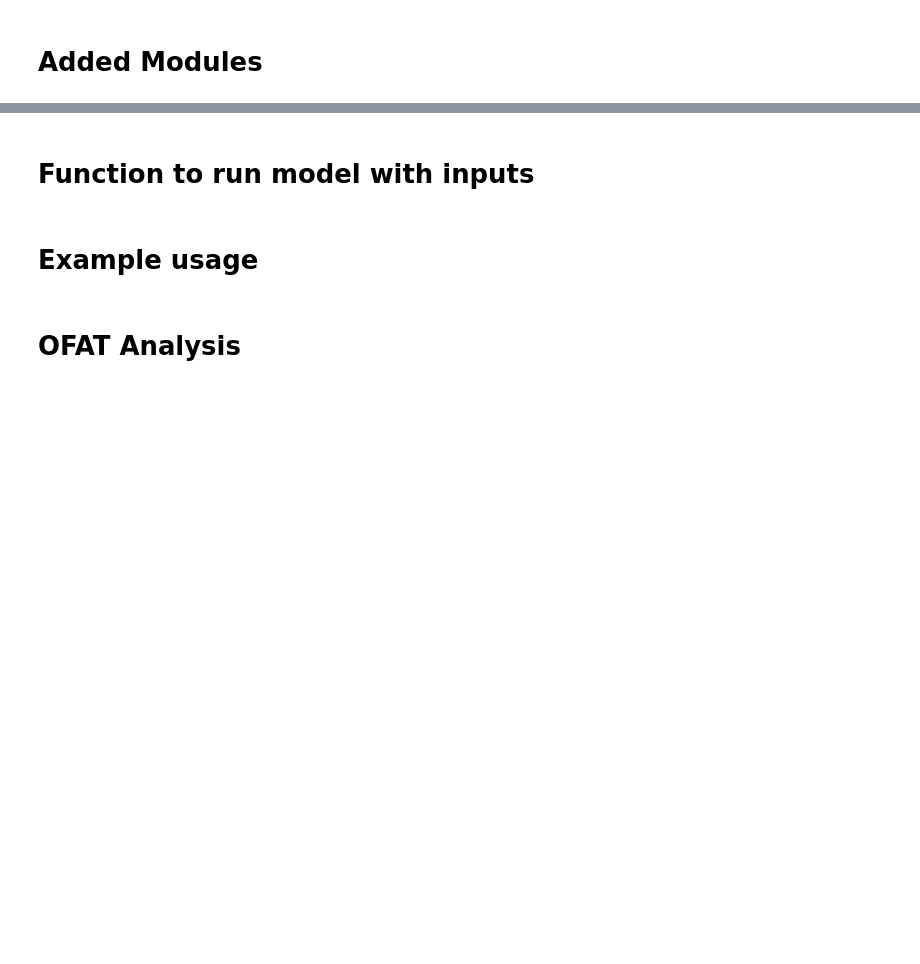
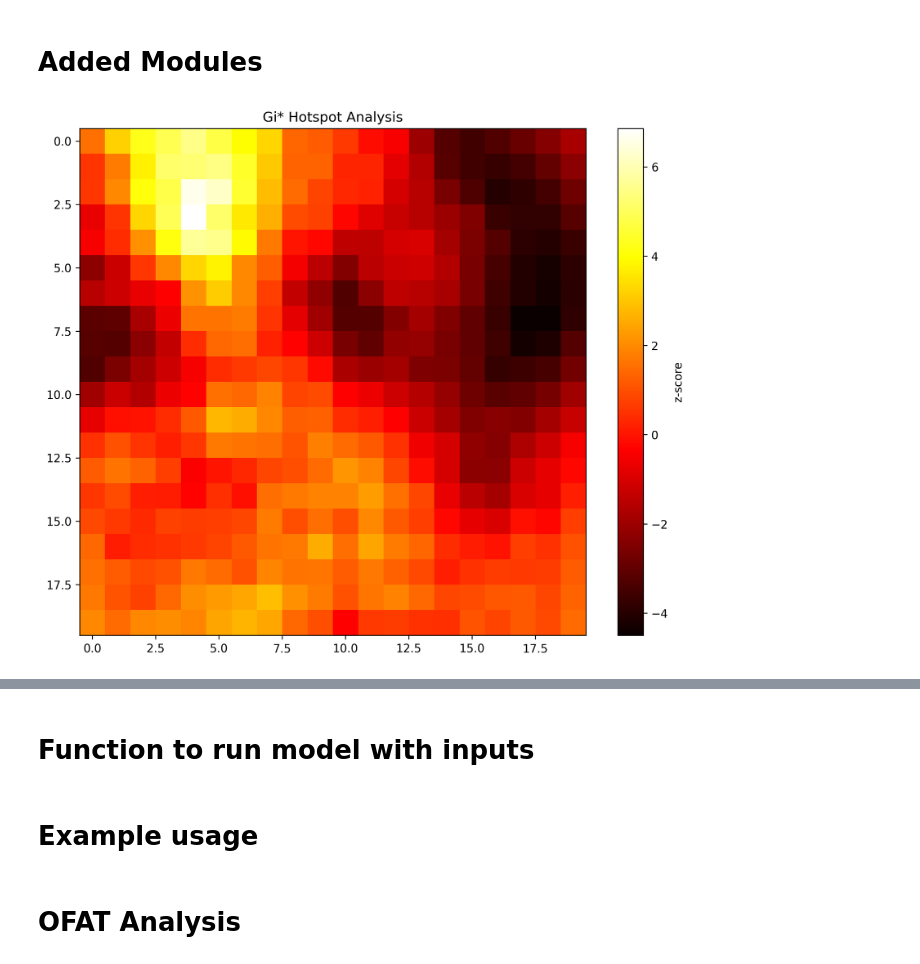
Before and after one commit to ThomasTenDamme/ABM_Group_3, a Jupyter notebook: Mesa Schelling Housing/nb_caro.ipynb, the cells around one changed output, grey strips where cells are left out. Drawn from its saved outputs; the diff is of its cells as text; code cells hidden in the pictures; blank space fills up the shorter version.

Commit message:
added function for hotspot calculation to modules

```diff
--- a/Mesa Schelling Housing/nb_caro.ipynb
+++ b/Mesa Schelling Housing/nb_caro.ipynb
@@ -267,3 +318,42 @@ class Schelling(mesa.Model):
 
         self.schedule.step()
         self.datacollector.collect(self)
+# %%
+import matplotlib.pyplot as plt
+
+def plot_heatmap(data, title="Heatmap"):
+    plt.figure(figsize=(10, 8), dpi=300)
+    plt.imshow(data, cmap='hot', interpolation='nearest')
+    #plt.colorbar()
+    plt.title(title)
+    cbar = plt.colorbar()
+    cbar.set_label('z-score')
+    plt.show()
+
+# Example of usage after a model run
+model = Schelling(
+     property_value_func=modules.property_value_quadrants,
+     income_func=modules.income_func,
+     desirability_func=modules.desirability_func,
+     utility_func=modules.utility_func,
+     price_func=modules.price_func,
+     compute_similar_neighbours=modules.compute_similar_neighbours,
+        calculate_gi_star=calculate_gi_star,
+     height=20,
+     width=20,
+     #homophily=0.5,
+     radius=1,
+     density=0.8,
+     minority_pc=0.2,
+     alpha=0.5,
+     seed=42
+ )
+
+for i in range(5):
+    model.step()
+    gi_star_values = model.calculate_hotspots(distance_threshold=3)
+
+
+plot_heatmap(gi_star_values, title="Gi* Hotspot Analysis")
+# %% [output]
+[figure, added]
```
Also changed, not shown: parts of 14 cells of this notebook, 1 other file.
